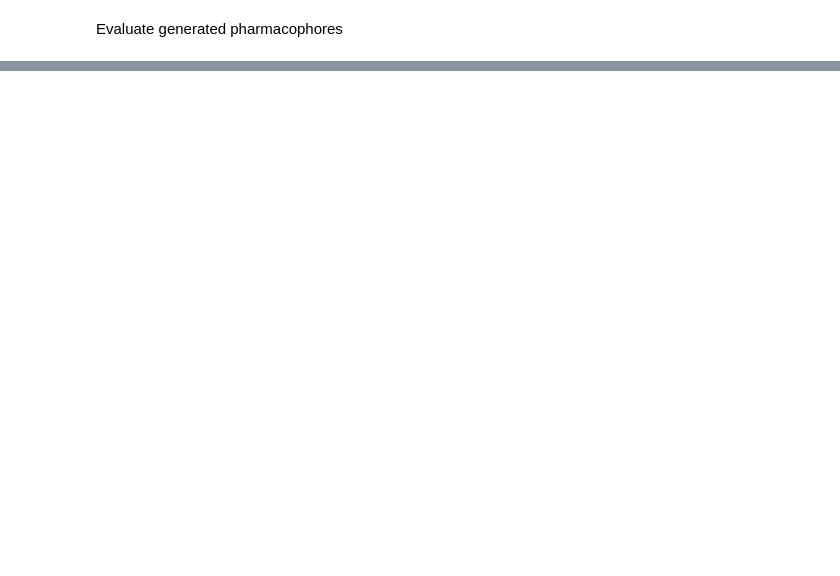
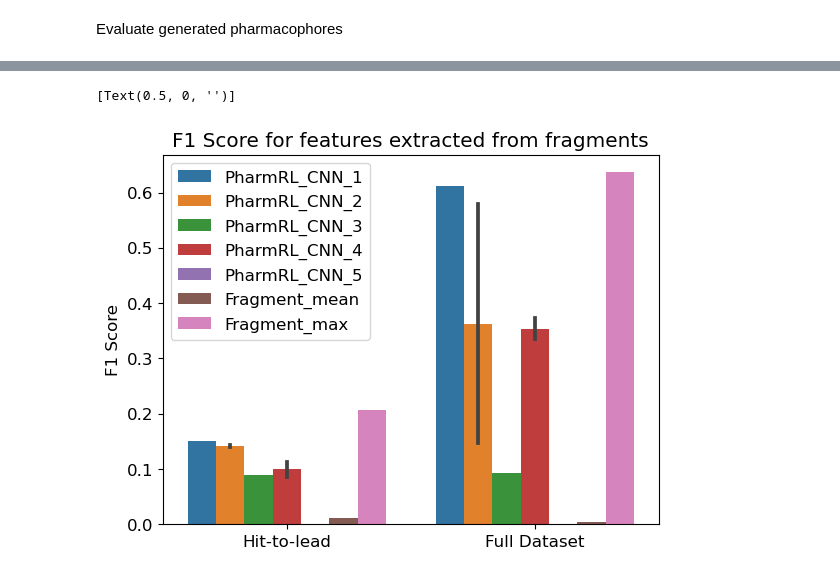
Before and after one commit to RishalAggarwal/Pharmrl, a Jupyter notebook: notebooks/covid_eval.ipynb, the cells around one changed output, grey strips where cells are left out. Saved outputs shown, nothing was run; the diff lists cells and outputs as text; code cells hidden in the pictures; blank space fills up the shorter version.

```diff
--- a/notebooks/covid_eval.ipynb
+++ b/notebooks/covid_eval.ipynb
@@ -379,7 +402,7 @@ for file in os.listdir(pdb_dir):
         scores={}
         for file in os.listdir(pdb_dir):
             if system in file:
-                if 'json' in file:
+                if '_enabled.json' in file and 'clustered' not in file:
                     output=subprocess.check_output('python getf1.py '+pdb_dir+'/'+file+' data/covid_moonshot/covid_moonshot/ --actives data/covid_moonshot/actives_smiles.ism --decoys data/covid_moonshot/decoys_smiles.ism',shell=True)
                     output=output.decode()
                     output=output.split(' ')
@@ -388,7 +411,7 @@ for file in os.listdir(pdb_dir):
             else:
                 continue
         df=pd.DataFrame.from_dict(scores,orient='index')
-        df.to_csv(pdb_dir+'/'+system+'_scores.csv')
+        df.to_csv(pdb_dir+'/'+system+'_enabled_scores.csv')
         print(system)
     else:
         continue
@@ -407,0 +530,17 @@ for file in os.listdir(pdb_dir):
+# %%
+def lines_to_pharmit_query(lines,pdb_file):
+    query = {}
+    query['points'] = []
+    for line in lines:
+        line = line.split(',')
+        point = {}
+        point['name'] = line[0]
+        point['x'] = float(line[1])
+        point['y'] = float(line[2])
+        point['z'] = float(line[3])
+        query['points'].append(point)
+    #query["exselect"] = "receptor"
+    #query["extolerance"] = 1
+    #query["recname"] = line[5]
+    #query["receptor"] = pdb_file
+    return query
@@ -407,0 +816,2 @@ for file in os.listdir(pdb_dir):
+# %%
+df=pd.concat([df,pd.DataFrame({'system':['fresco','fresco','covid','covid','fresco','fresco','covid','covid'],'f1':[0.010905257799999998,0.207547,0.004909029800000001,0.636595,0.010905257799999998,0.207547,0.004909029800000001,0.636595],'model':['Fragment_mean','Fragment_max','Fragment_mean','Fragment_max','Fragment_mean','Fragment_max','Fragment_mean','Fragment_max'],'features':['fragments','fragments','fragments','fragments','cnn','cnn','cnn','cnn']})],ignore_index=True)
@@ -407,0 +822,14 @@ for file in os.listdir(pdb_dir):
+# %%
+#df.loc[df.model.str.contains('model_cnn'),'model']='PharmRL_CNN'
+df.loc[df.model.str.contains('model_cnn'),'model']=df.loc[df.model.str.contains('model_cnn'),'model'].str.replace('model_cnn_','PharmRL_CNN_')
+print(df)
+df.loc[df.system=='fresco','system']='Hit-to-lead'
+df.loc[df.system=='covid','system']='Full Dataset'
+df_fresco=df[df['system']=='fresco']
+df_fresco_fragment=df_fresco[df_fresco['features']=='fragments']
+df_fresco_cnn=df_fresco[df_fresco['features']=='cnn']
+df_covid=df[df['system']=='covid']
+df_covid_fragment=df_covid[df_covid['features']=='fragments']
+df_covid_cnn=df_covid[df_covid['features']=='cnn']
+df_fragments=df[df['features']=='fragments']
+df_cnn=df[df['features']=='cnn']
@@ -407,0 +854,10 @@ for file in os.listdir(pdb_dir):
+# %%
+ax = sns.barplot(x="system", y="f1", hue="model", data=df_fragments)
+handles, labels = ax.get_legend_handles_labels()
+ax.legend(handles=handles, labels=labels)
+ax.set_ylabel('F1 Score')
+ax.set_title('F1 Score for features extracted from fragments')
+ax.set(xlabel=None)
+# %% [output]
+[Text(0.5, 0, '')]
+[figure, added]
```
Also changed, not shown: parts of 41 cells of this notebook, 2 other files.
